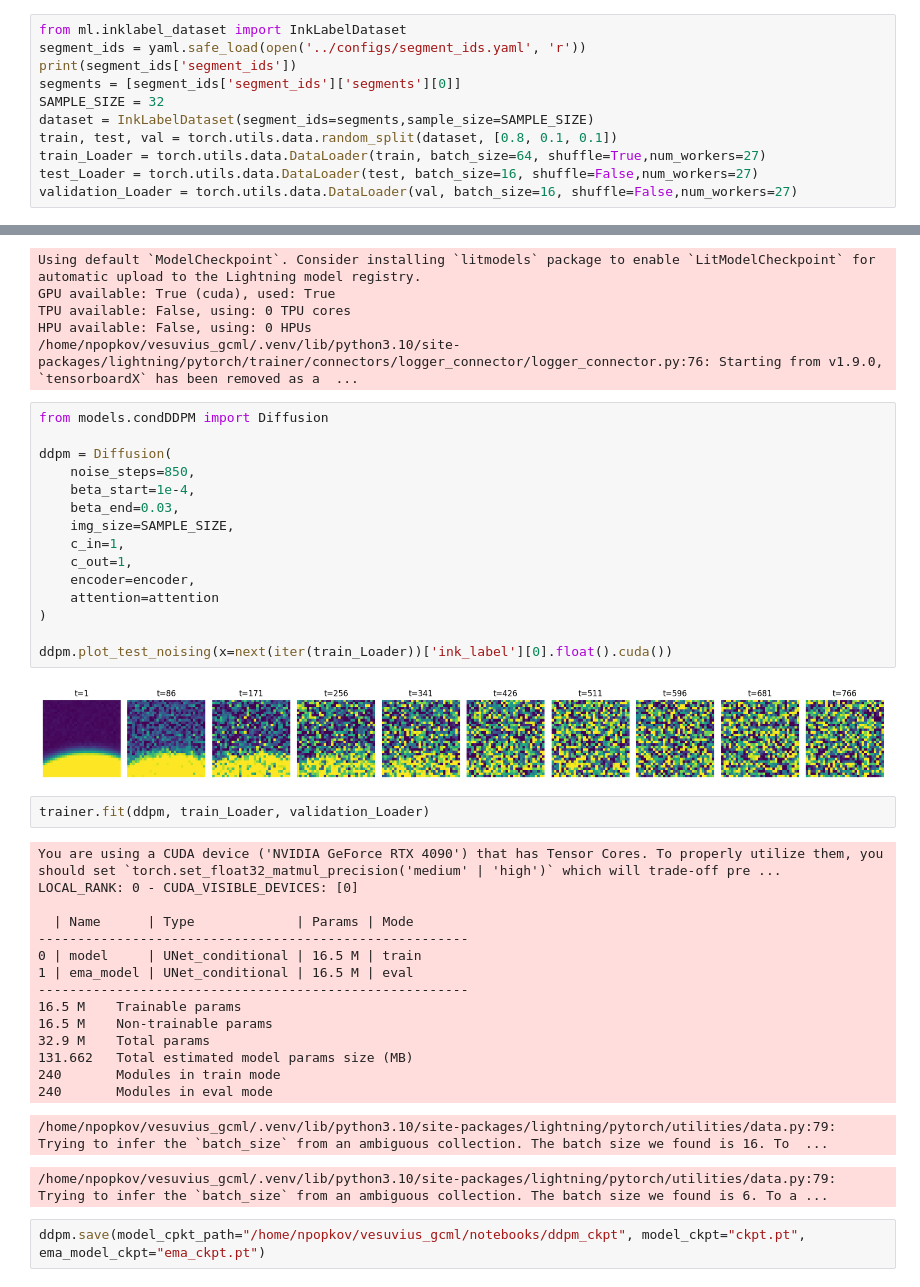
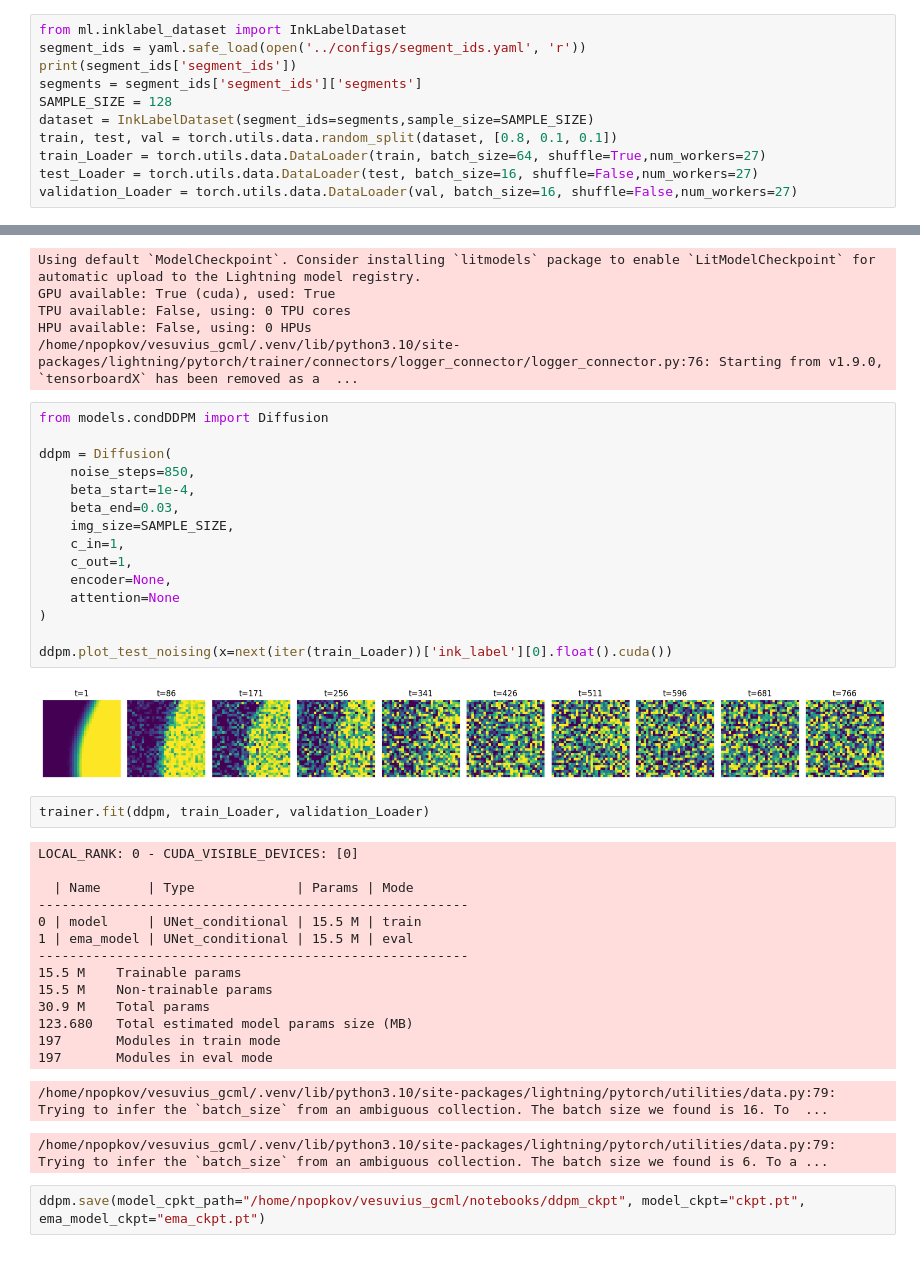
Before and after one commit to naiikaa/grandchallenges_vesuvius, a Jupyter notebook: notebooks/conditional_ddpm_with_ae.ipynb, the cells around one changed output, grey strips where cells are left out. Drawn from its saved outputs; the diff is of its cells as text.

```diff
--- a/notebooks/conditional_ddpm_with_ae.ipynb
+++ b/notebooks/conditional_ddpm_with_ae.ipynb
@@ -26,8 +34,8 @@ attention = aae.attention
 from ml.inklabel_dataset import InkLabelDataset
 segment_ids = yaml.safe_load(open('../configs/segment_ids.yaml', 'r'))
 print(segment_ids['segment_ids'])
-segments = [segment_ids['segment_ids']['segments'][0]]
-SAMPLE_SIZE = 32
+segments = segment_ids['segment_ids']['segments']
+SAMPLE_SIZE = 128
 dataset = InkLabelDataset(segment_ids=segments,sample_size=SAMPLE_SIZE)
 train, test, val = torch.utils.data.random_split(dataset, [0.8, 0.1, 0.1])
 train_Loader = torch.utils.data.DataLoader(train, batch_size=64, shuffle=True,num_workers=27)
@@ -50,37 +70,36 @@ HPU available: False, using: 0 HPUs
 # %%
 from models.condDDPM import Diffusion
 
 ddpm = Diffusion(
     noise_steps=850,
     beta_start=1e-4,
     beta_end=0.03,
     img_size=SAMPLE_SIZE,
     c_in=1,
     c_out=1,
-    encoder=encoder,
-    attention=attention
+    encoder=None,
+    attention=None
 )
 
 ddpm.plot_test_noising(x=next(iter(train_Loader))['ink_label'][0].float().cuda())
 # %% [output]
-[figure, old version]
+[figure, new version]
 # %%
 trainer.fit(ddpm, train_Loader, validation_Loader)
 # %% [output]
-You are using a CUDA device ('NVIDIA GeForce RTX 4090') that has Tensor Cores. To properly utilize them, you should set `torch.set_float32_matmul_precision('medium' | 'high')` which will trade-off pre ...
 LOCAL_RANK: 0 - CUDA_VISIBLE_DEVICES: [0]
 
   | Name      | Type             | Params | Mode
 -------------------------------------------------------
-0 | model     | UNet_conditional | 16.5 M | train
-1 | ema_model | UNet_conditional | 16.5 M | eval
+0 | model     | UNet_conditional | 15.5 M | train
+1 | ema_model | UNet_conditional | 15.5 M | eval
 -------------------------------------------------------
-16.5 M    Trainable params
-16.5 M    Non-trainable params
-32.9 M    Total params
-131.662   Total estimated model params size (MB)
-240       Modules in train mode
-240       Modules in eval mode
+15.5 M    Trainable params
+15.5 M    Non-trainable params
+30.9 M    Total params
+123.680   Total estimated model params size (MB)
+197       Modules in train mode
+197       Modules in eval mode
 /home/npopkov/vesuvius_gcml/.venv/lib/python3.10/site-packages/lightning/pytorch/utilities/data.py:79: Trying to infer the `batch_size` from an ambiguous collection. The batch size we found is 16. To  ...
 /home/npopkov/vesuvius_gcml/.venv/lib/python3.10/site-packages/lightning/pytorch/utilities/data.py:79: Trying to infer the `batch_size` from an ambiguous collection. The batch size we found is 6. To a ...
 # %%
```
Also changed, not shown: parts of 6 cells of this notebook, 9 other files.
